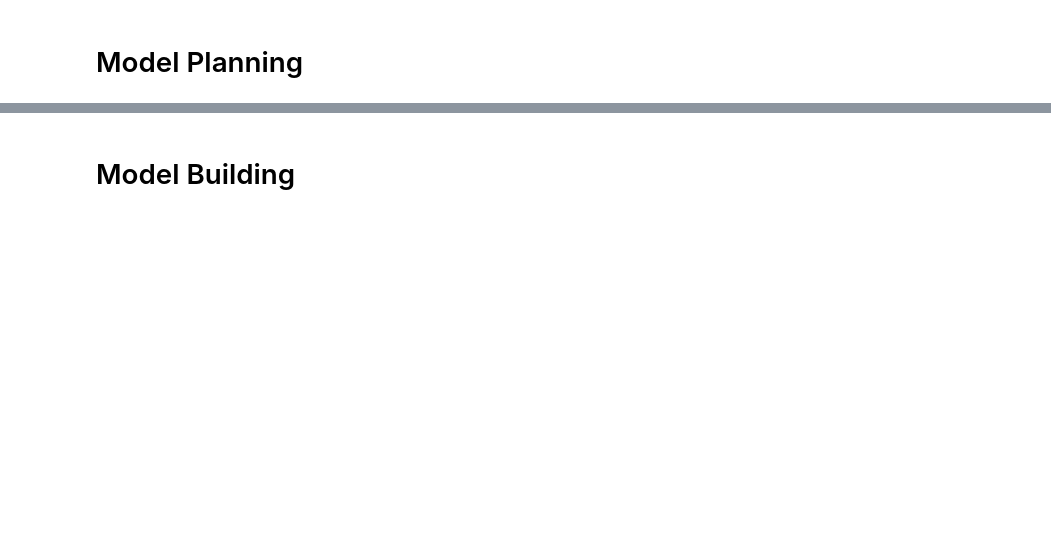
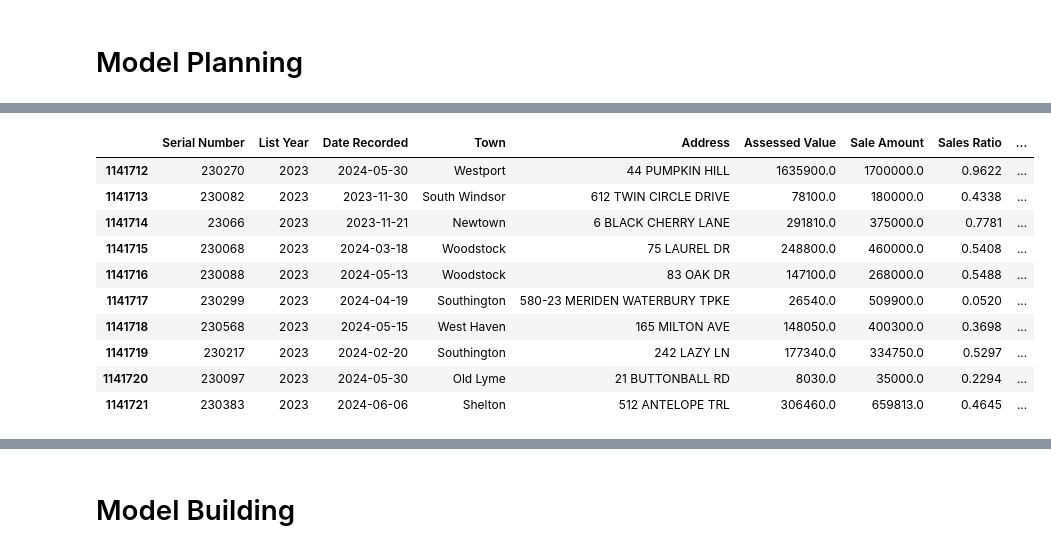
Before and after one commit to jonahmougoue/Connecticut-Real-Estate-Analysis, a Jupyter notebook: RealEstatePrediction.ipynb, the cells around one changed output, grey strips where cells are left out. Cells and saved outputs as stored; diff of their text form; code cells hidden in the pictures; blank space fills up the shorter version.

```diff
--- a/RealEstatePrediction.ipynb
+++ b/RealEstatePrediction.ipynb
@@ -148,0 +237,14 @@ Name: count, dtype: int64
+# %%
+df.tail(10)
+# %% [output]
+|  | Serial Number | List Year | Date Recorded | Town | Address | Assessed Value | Sale Amount | Sales Ratio | ... |
+| 1141712 | 230270 | 2023 | 2024-05-30 | Westport | 44 PUMPKIN HILL | 1635900.0 | 1700000.0 | 0.9622 | ... |
+| 1141713 | 230082 | 2023 | 2023-11-30 | South Windsor | 612 TWIN CIRCLE DRIVE | 78100.0 | 180000.0 | 0.4338 | ... |
+| 1141714 | 23066 | 2023 | 2023-11-21 | Newtown | 6 BLACK CHERRY LANE | 291810.0 | 375000.0 | 0.7781 | ... |
+| 1141715 | 230068 | 2023 | 2024-03-18 | Woodstock | 75 LAUREL DR | 248800.0 | 460000.0 | 0.5408 | ... |
+| 1141716 | 230088 | 2023 | 2024-05-13 | Woodstock | 83 OAK DR | 147100.0 | 268000.0 | 0.5488 | ... |
+| 1141717 | 230299 | 2023 | 2024-04-19 | Southington | 580-23 MERIDEN WATERBURY TPKE | 26540.0 | 509900.0 | 0.0520 | ... |
+| 1141718 | 230568 | 2023 | 2024-05-15 | West Haven | 165 MILTON AVE | 148050.0 | 400300.0 | 0.3698 | ... |
+| 1141719 | 230217 | 2023 | 2024-02-20 | Southington | 242 LAZY LN | 177340.0 | 334750.0 | 0.5297 | ... |
+| 1141720 | 230097 | 2023 | 2024-05-30 | Old Lyme | 21 BUTTONBALL RD | 8030.0 | 35000.0 | 0.2294 | ... |
+| 1141721 | 230383 | 2023 | 2024-06-06 | Shelton | 512 ANTELOPE TRL | 306460.0 | 659813.0 | 0.4645 | ... |
```
Also changed, not shown: parts of 22 cells of this notebook.
